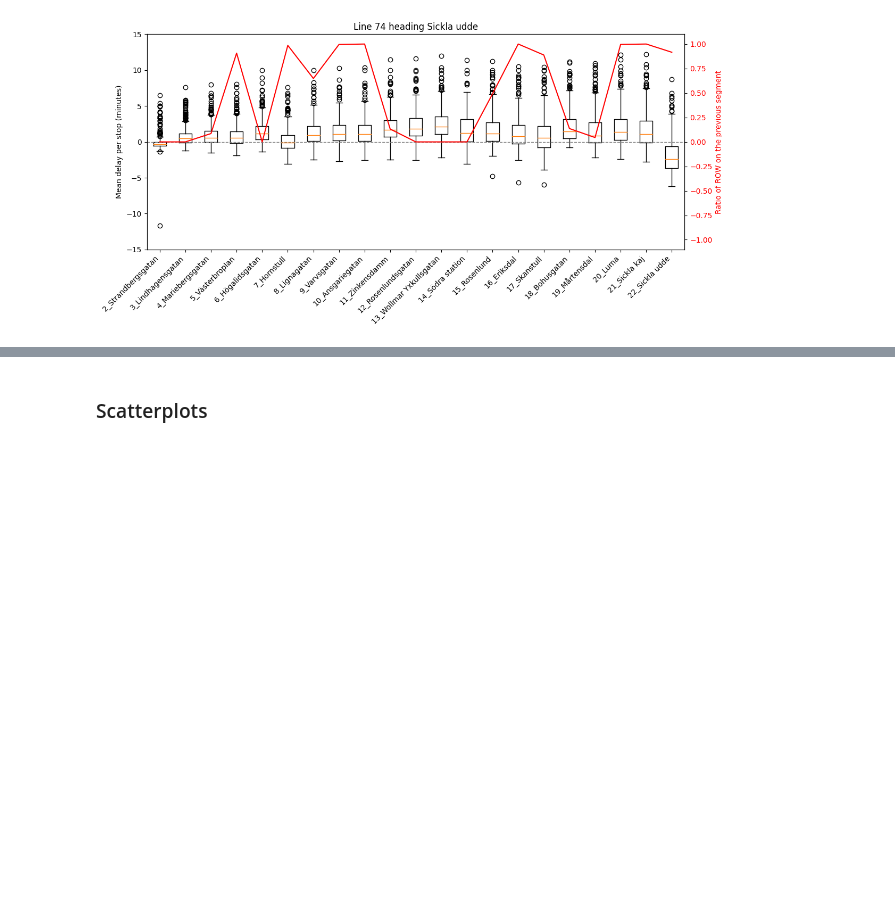
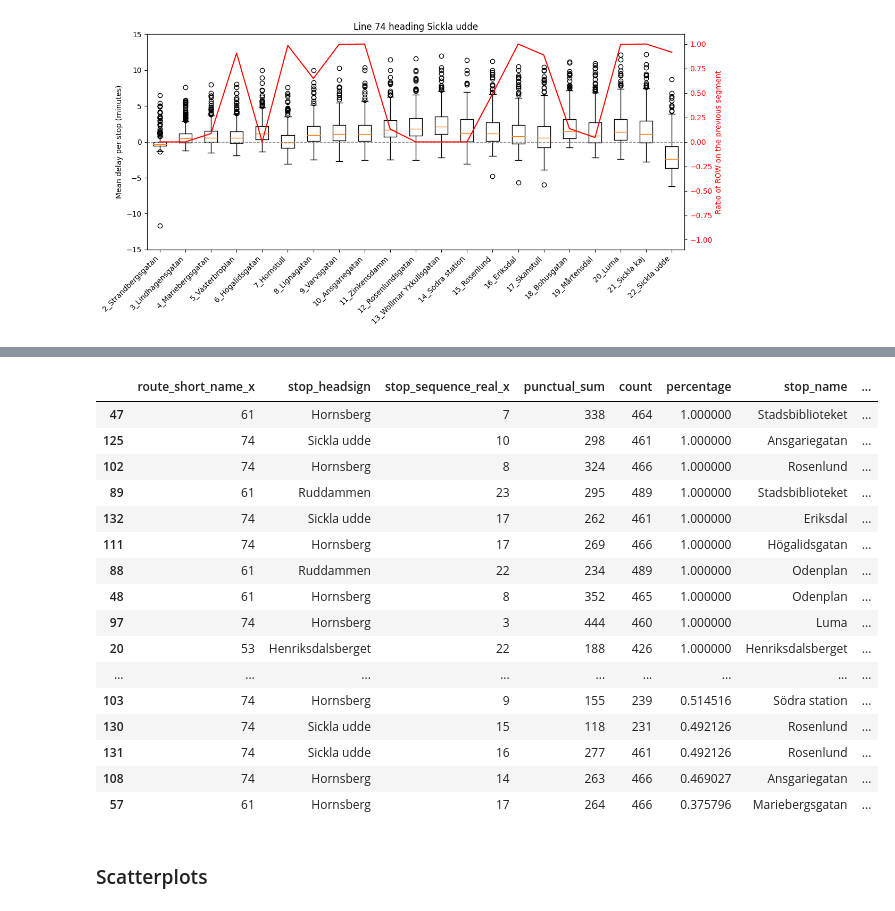
Before and after one commit to jesus-martinez02/PT-Project, a Jupyter notebook: Public_transport_clean.ipynb, the cells around one changed output, grey strips where cells are left out. Drawn from its saved outputs; the diff is of its cells as text; code cells hidden in the pictures; blank space fills up the shorter version.

```diff
--- a/Public_transport_clean.ipynb
+++ b/Public_transport_clean.ipynb
@@ -115,6 +115,13 @@ def peak_hour(u):
     return 0
 
 df['peak_hour'] = df['departure_time_real'].apply(peak_hour)
+# %%
+def on_time(delay):
+    if -3<delay<3:
+        return 1
+    return 0
+
+df['punctual'] = df['arrival_delay_minutes'].apply(on_time)
 # %% [markdown]
 ## Grouping per lines and adding ROW %
 # %%
@@ -297,3 +378,23 @@ for key in performances_per_lines.keys():
+# %%
+df_merged_punctuality.sort_values(by=['percentage','mean_arrival_delay'], ascending=False).head(50)
+# %% [output]
+|  | route_short_name_x | stop_headsign | stop_sequence_real_x | punctual_sum | count | percentage | stop_name | ... |
+| 47 | 61 | Hornsberg | 7 | 338 | 464 | 1.000000 | Stadsbiblioteket | ... |
+| 125 | 74 | Sickla udde | 10 | 298 | 461 | 1.000000 | Ansgariegatan | ... |
+| 102 | 74 | Hornsberg | 8 | 324 | 466 | 1.000000 | Rosenlund | ... |
+| 89 | 61 | Ruddammen | 23 | 295 | 489 | 1.000000 | Stadsbiblioteket | ... |
+| 132 | 74 | Sickla udde | 17 | 262 | 461 | 1.000000 | Eriksdal | ... |
+| 111 | 74 | Hornsberg | 17 | 269 | 466 | 1.000000 | Högalidsgatan | ... |
+| 88 | 61 | Ruddammen | 22 | 234 | 489 | 1.000000 | Odenplan | ... |
+| 48 | 61 | Hornsberg | 8 | 352 | 465 | 1.000000 | Odenplan | ... |
+| 97 | 74 | Hornsberg | 3 | 444 | 460 | 1.000000 | Luma | ... |
+| 20 | 53 | Henriksdalsberget | 22 | 188 | 426 | 1.000000 | Henriksdalsberget | ... |
+| ... | ... | ... | ... | ... | ... | ... | ... | ... |
+| 103 | 74 | Hornsberg | 9 | 155 | 239 | 0.514516 | Södra station | ... |
+| 130 | 74 | Sickla udde | 15 | 118 | 231 | 0.492126 | Rosenlund | ... |
+| 131 | 74 | Sickla udde | 16 | 277 | 461 | 0.492126 | Rosenlund | ... |
+| 108 | 74 | Hornsberg | 14 | 263 | 466 | 0.469027 | Ansgariegatan | ... |
+| 57 | 61 | Hornsberg | 17 | 264 | 466 | 0.375796 | Mariebergsgatan | ... |
 # %% [markdown]
 ### Scatterplots
 # %%
```
Also changed, not shown: parts of 10 cells of this notebook.
